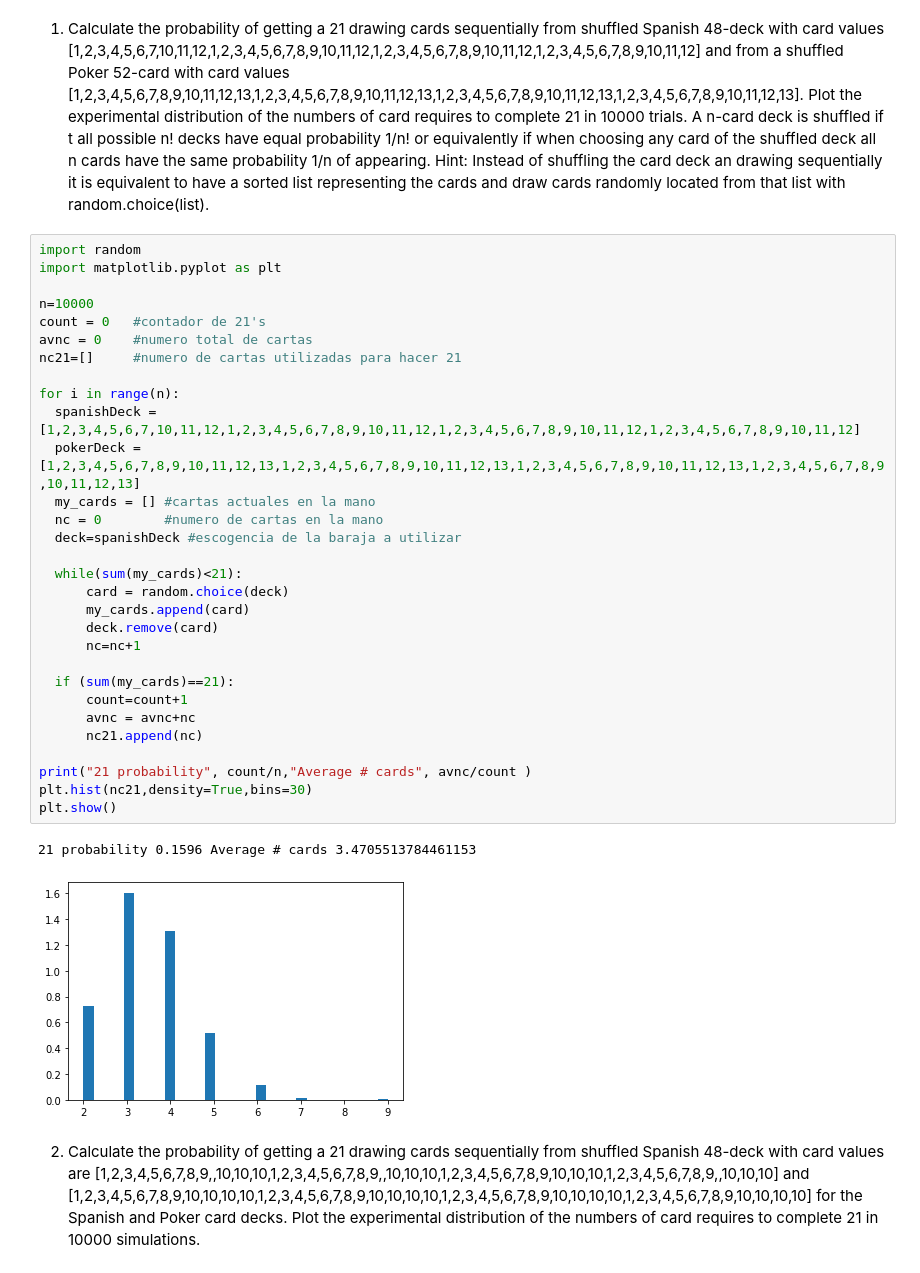
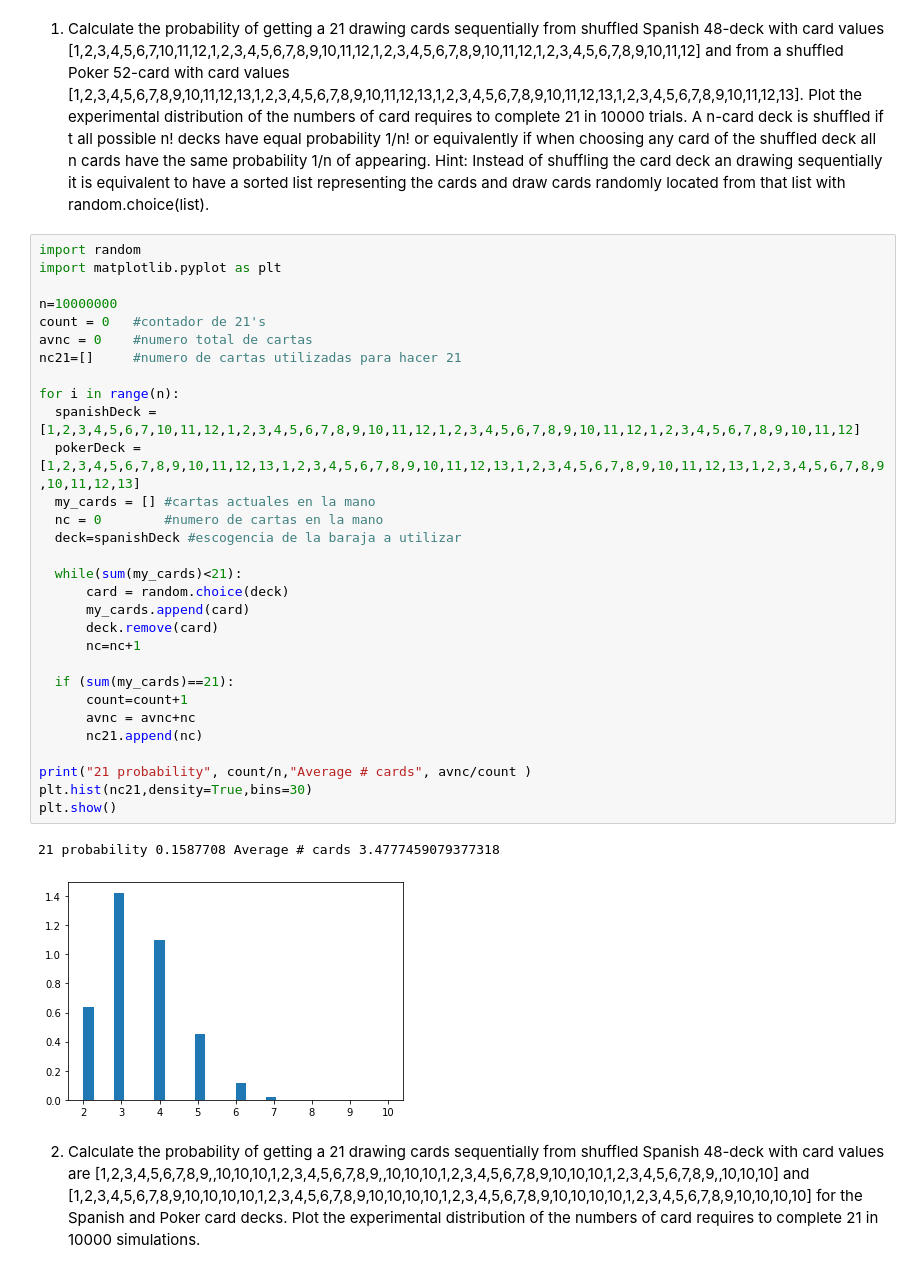
Before and after one commit to miamartinezme/MetNumUN2020II, a Jupyter notebook: 21BlackjackGrClass1StGrooup3.ipynb, the cells around one changed output. Cells and saved outputs as stored; diff of their text form.

```diff
--- a/21BlackjackGrClass1StGrooup3.ipynb
+++ b/21BlackjackGrClass1StGrooup3.ipynb
@@ -5,36 +5,36 @@ Hint: Instead of shuffling the card deck an drawing sequentially it is equivalen
 # %%
 import random
 import matplotlib.pyplot as plt
 
-n=10000
+n=10000000
 count = 0   #contador de 21's
 avnc = 0    #numero total de cartas
 nc21=[]     #numero de cartas utilizadas para hacer 21
 
 for i in range(n):
   spanishDeck = [1,2,3,4,5,6,7,10,11,12,1,2,3,4,5,6,7,8,9,10,11,12,1,2,3,4,5,6,7,8,9,10,11,12,1,2,3,4,5,6,7,8,9,10,11,12]
   pokerDeck = [1,2,3,4,5,6,7,8,9,10,11,12,13,1,2,3,4,5,6,7,8,9,10,11,12,13,1,2,3,4,5,6,7,8,9,10,11,12,13,1,2,3,4,5,6,7,8,9,10,11,12,13]
   my_cards = [] #cartas actuales en la mano
   nc = 0        #numero de cartas en la mano
   deck=spanishDeck #escogencia de la baraja a utilizar
 
   while(sum(my_cards)<21):
       card = random.choice(deck)
       my_cards.append(card)
       deck.remove(card)
       nc=nc+1
 
   if (sum(my_cards)==21):
       count=count+1
       avnc = avnc+nc
       nc21.append(nc)
 
 print("21 probability", count/n,"Average # cards", avnc/count )
 plt.hist(nc21,density=True,bins=30)
 plt.show()
 # %% [output]
-21 probability 0.1596 Average # cards 3.4705513784461153
+21 probability 0.1587708 Average # cards 3.4777459079377318
-[figure, old version]
+[figure, new version]
 # %% [markdown]
 2. Calculate the probability of getting a 21 drawing cards sequentially from shuffled Spanish 48-deck with card values are [1,2,3,4,5,6,7,8,9,,10,10,10,1,2,3,4,5,6,7,8,9,,10,10,10,1,2,3,4,5,6,7,8,9,10,10,10,1,2,3,4,5,6,7,8,9,,10,10,10] and [1,2,3,4,5,6,7,8,9,10,10,10,10,1,2,3,4,5,6,7,8,9,10,10,10,10,1,2,3,4,5,6,7,8,9,10,10,10,10,1,2,3,4,5,6,7,8,9,10,10,10,10] for the Spanish and Poker card decks. Plot the experimental distribution of the numbers of card requires to complete 21 in 10000 simulations.
 # %%
```
Also changed, not shown: parts of 7 cells of this notebook.
